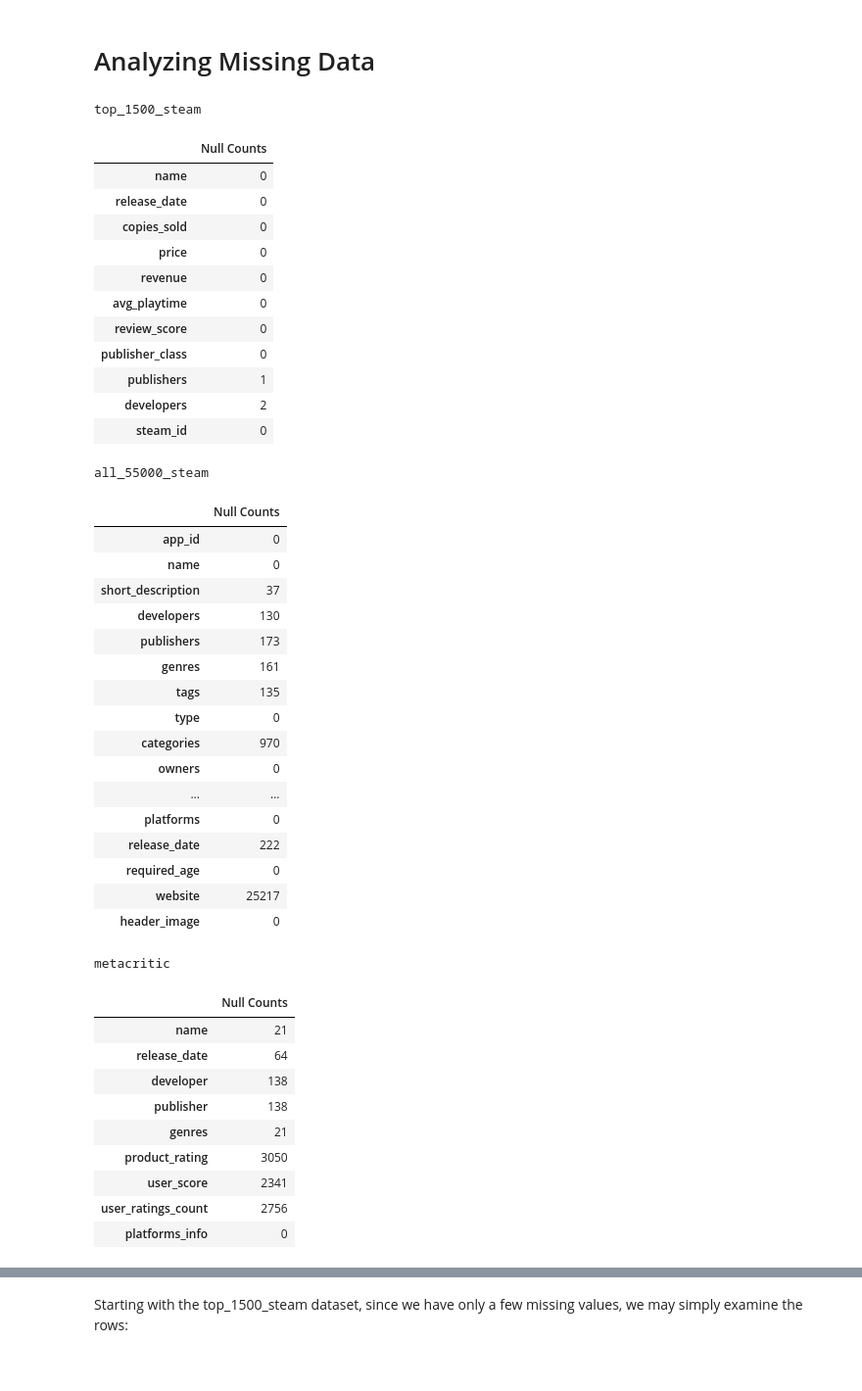
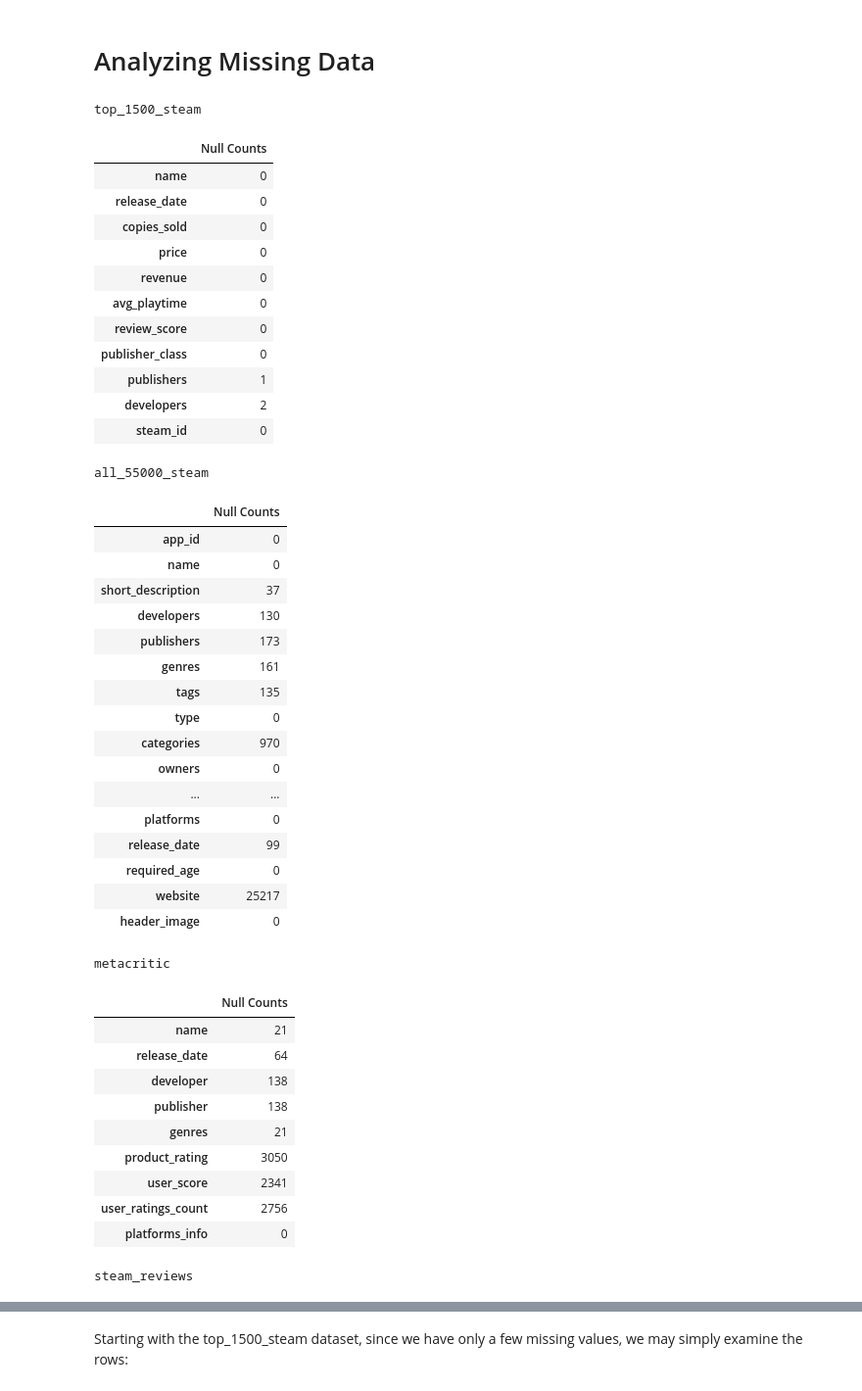
Before and after one commit to DVDMVN/GMDT_PROJ, a Jupyter notebook: cleaning.ipynb, the cells around one changed output, grey strips where cells are left out. Shown at 98% size. Cells and saved outputs as stored; diff of their text form; code cells hidden in the pictures.

```diff
--- a/cleaning.ipynb
+++ b/cleaning.ipynb
@@ -216,6 +229,32 @@ metacritic_mapping = {
 }
 metacritic = metacritic.rename(columns=metacritic_mapping)
 
+steam_reviews_mapping = {
+    'app_id': 'app_id',
+    'app_name': 'name',
+    'review_id': 'review_id',
+    'language': 'language',
+    'review': 'review',
+    'timestamp_created': 'timestamp_created',
+    'timestamp_updated': 'timestamp_updated',
+    'recommended': 'recommended',
+    'votes_helpful': 'votes_helpful',
+    'votes_funny': 'votes_funny',
+    'weighted_vote_score': 'weighted_vote_score',
+    'comment_count': 'comment_count',
+    'steam_purchase': 'steam_purchase',
+    'received_for_free': 'received_for_free',
+    'written_during_early_access': 'written_during_early_access',
+    'author.steamid': 'author_steamid',
+    'author.num_games_owned': 'author_num_games_owned',
+    'author.num_reviews': 'author_num_reviews',
+    'author.playtime_forever': 'author_playtime_forever',
+    'author.playtime_last_two_weeks': 'author_playtime_last_two_weeks',
+    'author.playtime_at_review': 'author_playtime_at_review',
+    'author.last_played': 'author_last_played'
+}
+steam_reviews = steam_reviews.rename(columns=steam_reviews_mapping)
+
 # Standardizing the date format for 'release_date'
 top_1500_steam['release_date'] = pd.to_datetime(top_1500_steam['release_date'], format='%d-%m-%Y', errors='coerce')
 top_1500_steam['release_date'] = top_1500_steam['release_date'].dt.strftime('%Y-%m-%d')  # Standard format: YYYY-MM-DD
@@ -249,43 +288,54 @@ all_55000_steam['initial_price'] = all_55000_steam['initial_price'] / 100
 
 # Standardizing the metacritic platforms info data?
 metacritic['platforms_info'] = metacritic['platforms_info'].apply(literal_evaluate)
+
+# Dropping the unnamed column 0
+steam_reviews = steam_reviews.drop(["Unnamed: 0"], axis=1)
 # %% [markdown]
 # Analyzing Missing Data
 # %%
 top_1500_steam_nulls = pd.DataFrame({'Null Counts': top_1500_steam.isnull().sum()})
 all_55000_steam_nulls = pd.DataFrame({'Null Counts': all_55000_steam.isnull().sum()})
 metacritic_nulls = pd.DataFrame({'Null Counts': metacritic.isnull().sum()})
+steam_reviews_nulls = pd.DataFrame({'Null Counts': steam_reviews.isnull().sum()})
 
-horizontal([top_1500_steam_nulls.style.set_caption('top_1500_steam'), all_55000_steam_nulls.style.set_caption('all_55000_steam'), metacritic_nulls.style.set_caption('metacritic')])
+horizontal(
+    [
+        top_1500_steam_nulls.style.set_caption("top_1500_steam"),
+        all_55000_steam_nulls.style.set_caption("all_55000_steam"),
+        metacritic_nulls.style.set_caption("metacritic"),
+        steam_reviews_nulls.style.set_caption("steam_reviews")
+    ]
+)
 # %% [output]
 top_1500_steam
 |  | Null Counts |
 | name | 0 |
 | release_date | 0 |
 | copies_sold | 0 |
 | price | 0 |
 | revenue | 0 |
 | avg_playtime | 0 |
 | review_score | 0 |
 | publisher_class | 0 |
 | publishers | 1 |
 | developers | 2 |
 | steam_id | 0 |
 all_55000_steam
 |  | Null Counts |
 | app_id | 0 |
 | name | 0 |
 | short_description | 37 |
 | developers | 130 |
 | publishers | 173 |
 | genres | 161 |
 | tags | 135 |
 | type | 0 |
 | categories | 970 |
 | owners | 0 |
 | ... | ... |
 | platforms | 0 |
-| release_date | 222 |
+| release_date | 99 |
 | required_age | 0 |
 | website | 25217 |
 | header_image | 0 |
@@ -300,3 +350,4 @@ metacritic
 | user_score | 2341 |
 | user_ratings_count | 2756 |
 | platforms_info | 0 |
+steam_reviews
```
Also changed, not shown: parts of 23 cells of this notebook, 17 other files.
